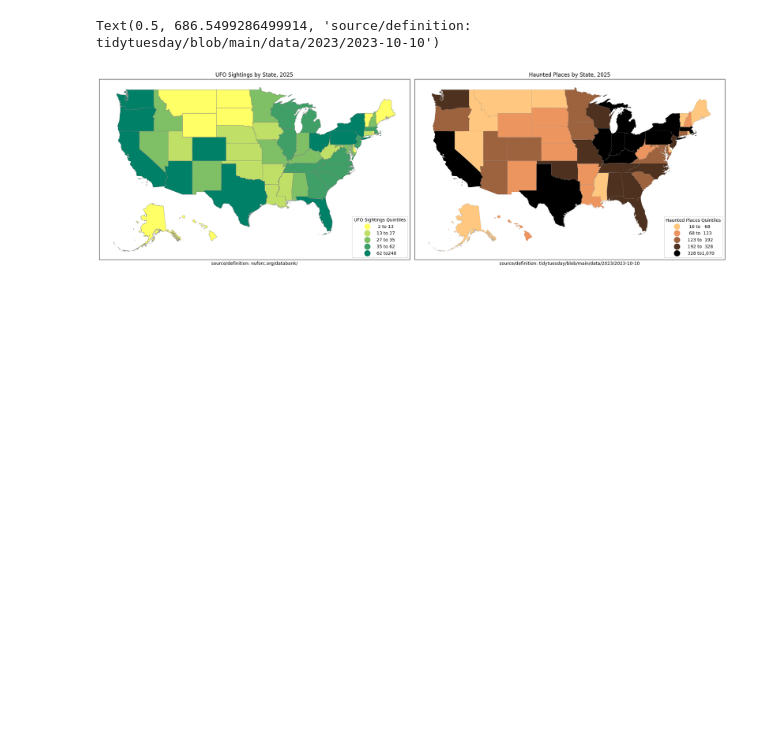
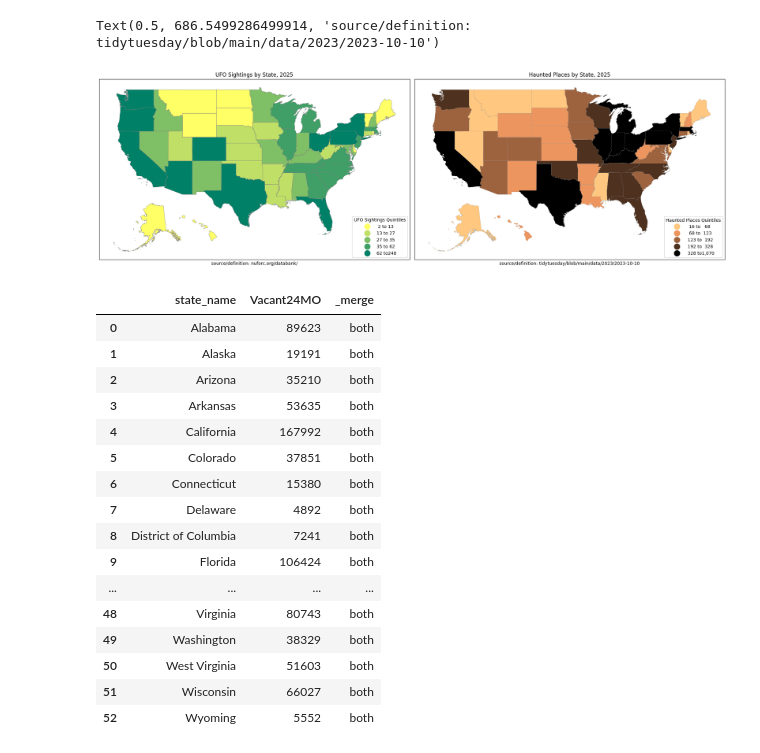
Before and after one commit to carlavilla/GIS, a Jupyter notebook: PS2_GIS_CV.ipynb, the cells around one changed output. Drawn from its saved outputs; the diff is of its cells as text; code cells hidden in the pictures; blank space fills up the shorter version.

```diff
--- a/PS2_GIS_CV.ipynb
+++ b/PS2_GIS_CV.ipynb
@@ -504,0 +514,21 @@ Text(0.5, 686.5499286499914, 'source/definition: tidytuesday/blob/main/data/2023
+# %%
+spooky5= pd.merge(UStates, vacancy2024, on='state_name',how='outer',indicator=True)
+spooky5[['state_name', 'Vacant24MO', '_merge']] #merge successful for everything except the secondary head row and PR. Ok with this getting removed during inner merging.
+# %% [output]
+|  | state_name | Vacant24MO | _merge |
+| 0 | Alabama | 89623 | both |
+| 1 | Alaska | 19191 | both |
+| 2 | Arizona | 35210 | both |
+| 3 | Arkansas | 53635 | both |
+| 4 | California | 167992 | both |
+| 5 | Colorado | 37851 | both |
+| 6 | Connecticut | 15380 | both |
+| 7 | Delaware | 4892 | both |
+| 8 | District of Columbia | 7241 | both |
+| 9 | Florida | 106424 | both |
+| ... | ... | ... | ... |
+| 48 | Virginia | 80743 | both |
+| 49 | Washington | 38329 | both |
+| 50 | West Virginia | 51603 | both |
+| 51 | Wisconsin | 66027 | both |
+| 52 | Wyoming | 5552 | both |
```
Also changed, not shown: parts of 5 cells of this notebook.
